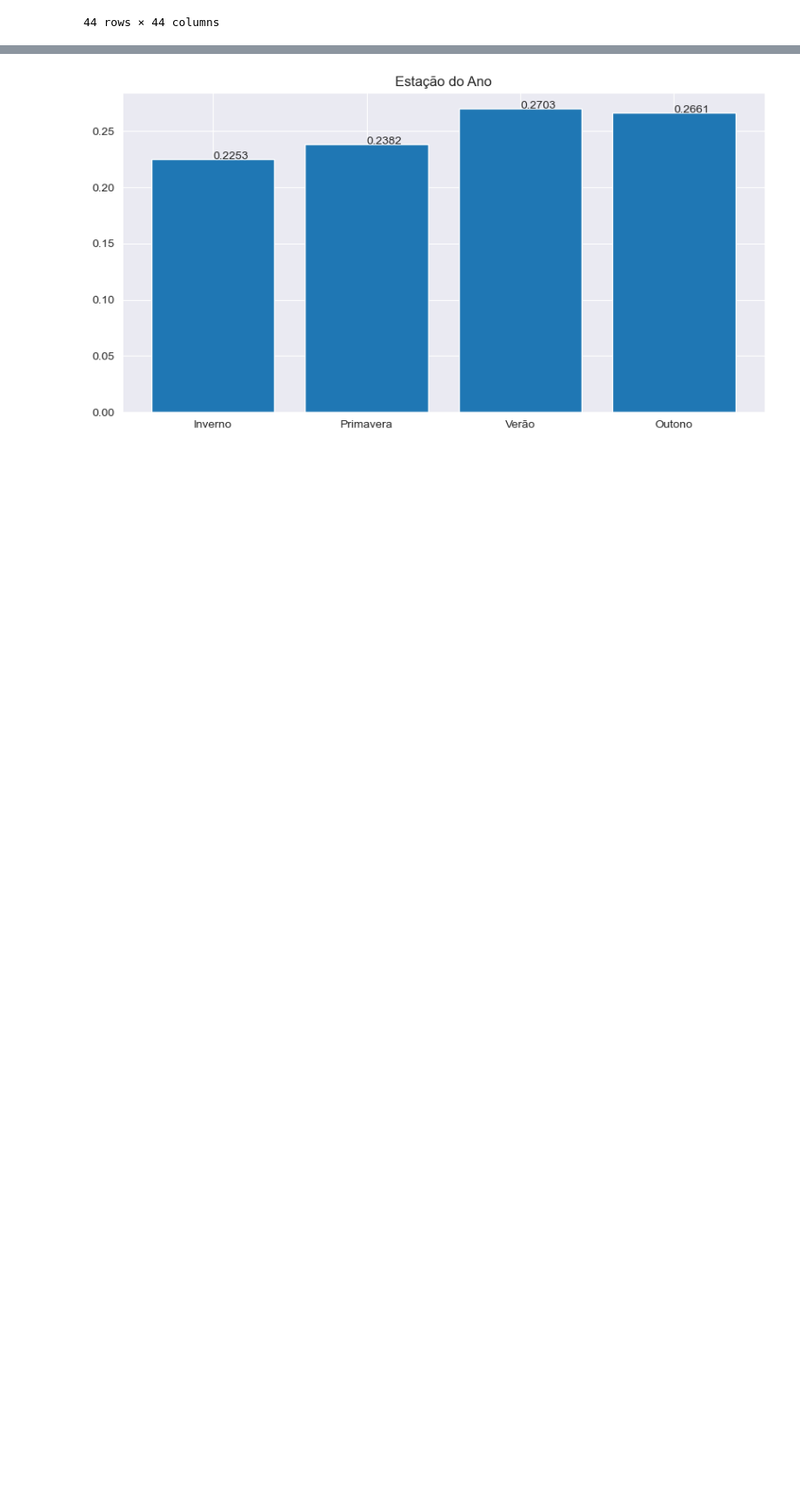
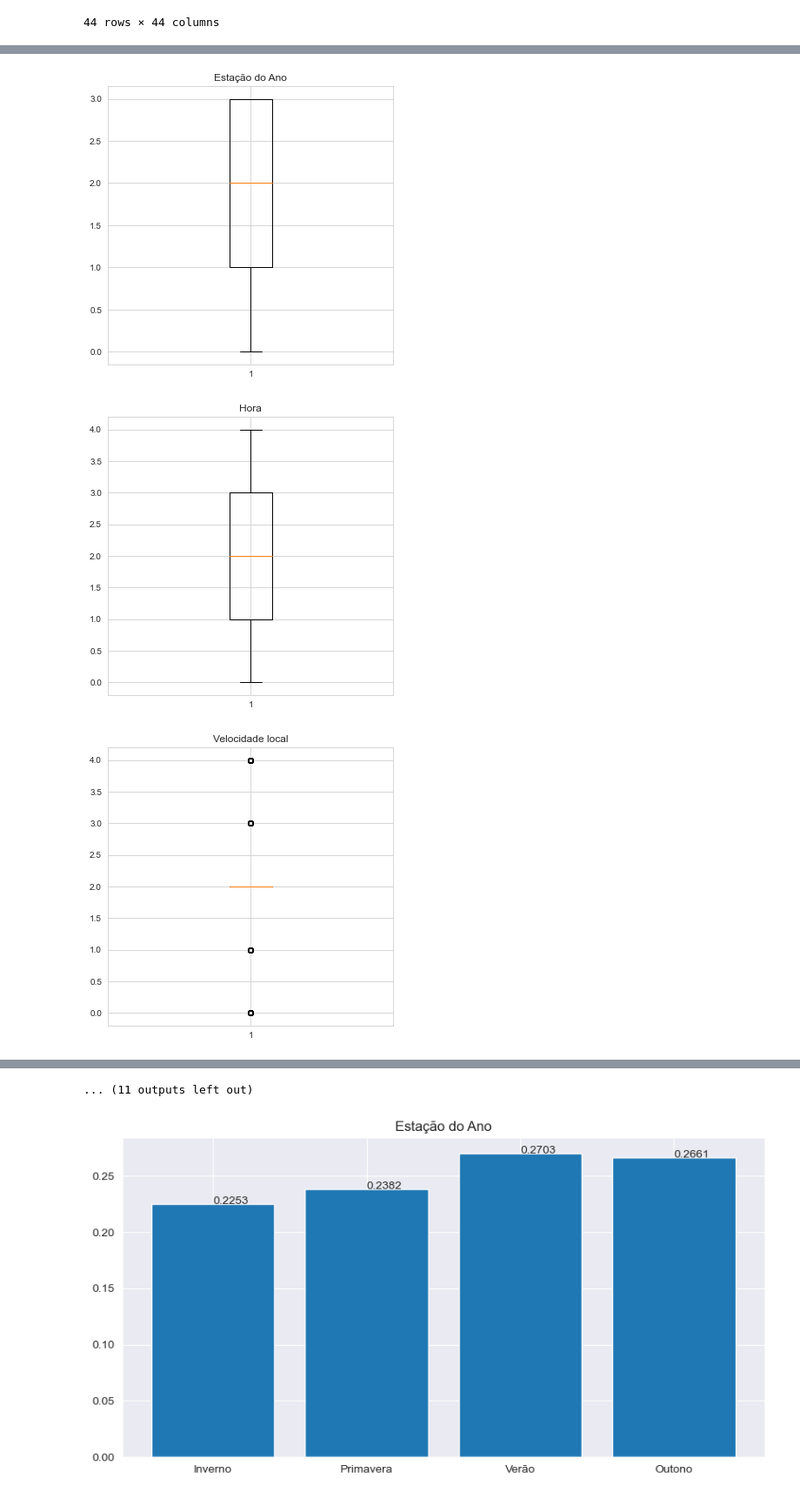
Before and after one commit to dfmce-iscte/ProjetoIAA, a Jupyter notebook: projeto_pedro.ipynb, the cells around one changed output, grey strips where cells are left out. Shown at 87% size. Cells and saved outputs as stored; diff of their text form; code cells hidden in the pictures; blank space fills up the shorter version.

Commit message:
Boxplot and new correlation

```diff
--- a/projeto_pedro.ipynb
+++ b/projeto_pedro.ipynb
@@ -246,3 +246,23 @@ def makeDistribuitionBar_cosme(df_bar):
         ax1.set_title(wyd)
         addlabels(listX,listY)
         plt.show()
+# %%
+import seaborn as sns
+from sklearn.preprocessing import LabelEncoder
+def createBoxPlot():
+    df=funct()
+    for column in df.columns:
+        x=df[column]
+        fig = plt.figure(figsize = (20,20))
+        ax1 = fig.add_subplot(3, 3, 1)
+        ax1.boxplot(x)
+        ax1.set_title(column)
+        plt.show()
+    return df
+    # fig = plt.figure(figsize = (20,20))
+    # ax1 = fig.add_subplot(3, 3, 1)
+    # ax1.boxplot(column)
+    # ax1.set_title('Media para size de '+str(size))
+    # ax2 = fig.add_subplot(3, 3, 2)
+    # ax2.boxplot(split[1])
+    # ax2.set_title('Running  Time para size '+str(size))
@@ -248,0 +314,6 @@ def makeDistribuitionBar_cosme(df_bar):
+# %%
+createBoxPlot()
+# %% [output]
+[figure, added]
+[figure, added]
+[figure, added]
@@ -249,3 +329,4 @@ def makeDistribuitionBar_cosme(df_bar):
+... (11 outputs left out)
 # %%
 df_original = open_sheet('clusters.xlsx')
 remove_df_unnamed(df_original)
```
Also changed, not shown: parts of 6 cells of this notebook.
